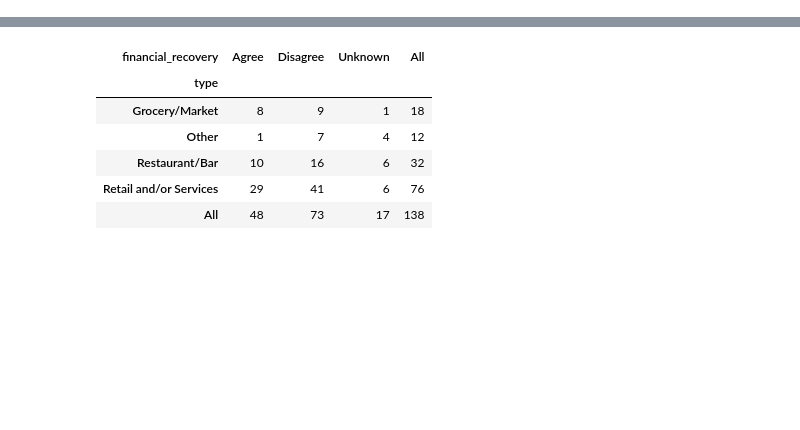
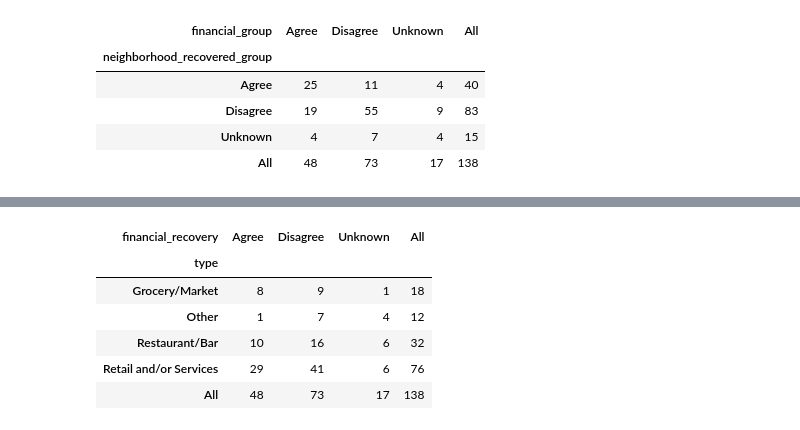
Before and after one commit to mbecica/business-survey-201, a Jupyter notebook: financial-stability.ipynb, the cells around one changed output, grey strips where cells are left out. Saved outputs shown, nothing was run; the diff lists cells and outputs as text; code cells hidden in the pictures; blank space fills up the shorter version.

```diff
--- a/financial-stability.ipynb
+++ b/financial-stability.ipynb
@@ -99,0 +122,17 @@ pd.crosstab(index=business_df["Neighborhood"], columns="total", dropna=False)
+# %%
+# Create a new column for the grouped categories
+business_df['neighborhood_recovered_group'] = business_df['neighborhood_recovered'].map(group_mapping)
+# There are some NaNs, replace them with Unknown
+business_df.fillna(value={"neighborhood_recovered_group": "Unknown"}, inplace = True)
+
+# Set dummy variables
+business_df['neighborhoodrecovery_dv'] = business_df['neighborhood_recovered_group'].map(nominal_mapping)
+# %%
+pd.crosstab(index=business_df["neighborhood_recovered_group"], columns=business_df["financial_group"], dropna=False, margins=True)
+# %% [output]
+| financial_group | Agree | Disagree | Unknown | All |
+| neighborhood_recovered_group |  |  |  |  |
+| Agree | 25 | 11 | 4 | 40 |
+| Disagree | 19 | 55 | 9 | 83 |
+| Unknown | 4 | 7 | 4 | 15 |
+| All | 48 | 73 | 17 | 138 |
```
Also changed, not shown: parts of 29 cells of this notebook.
